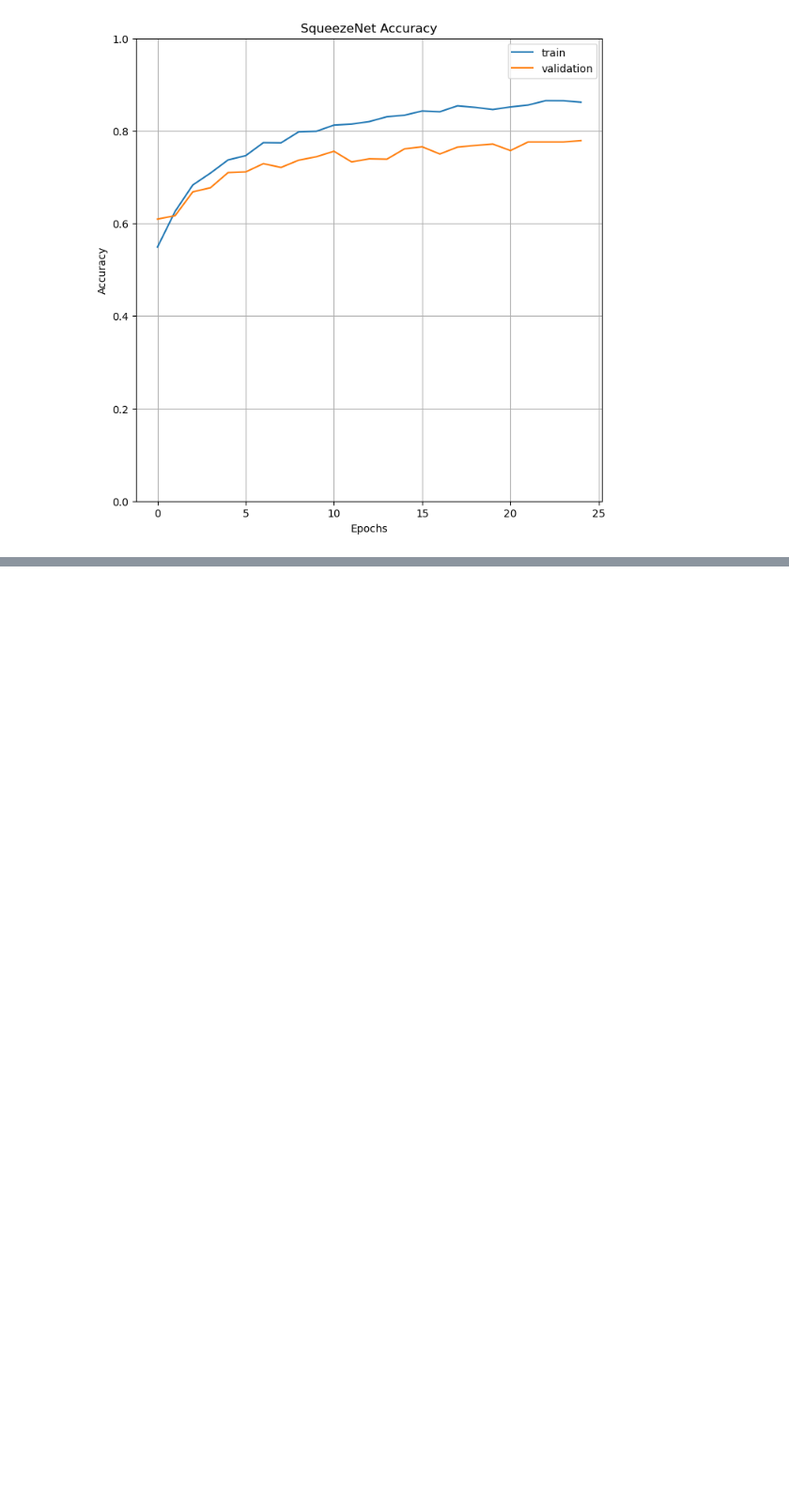
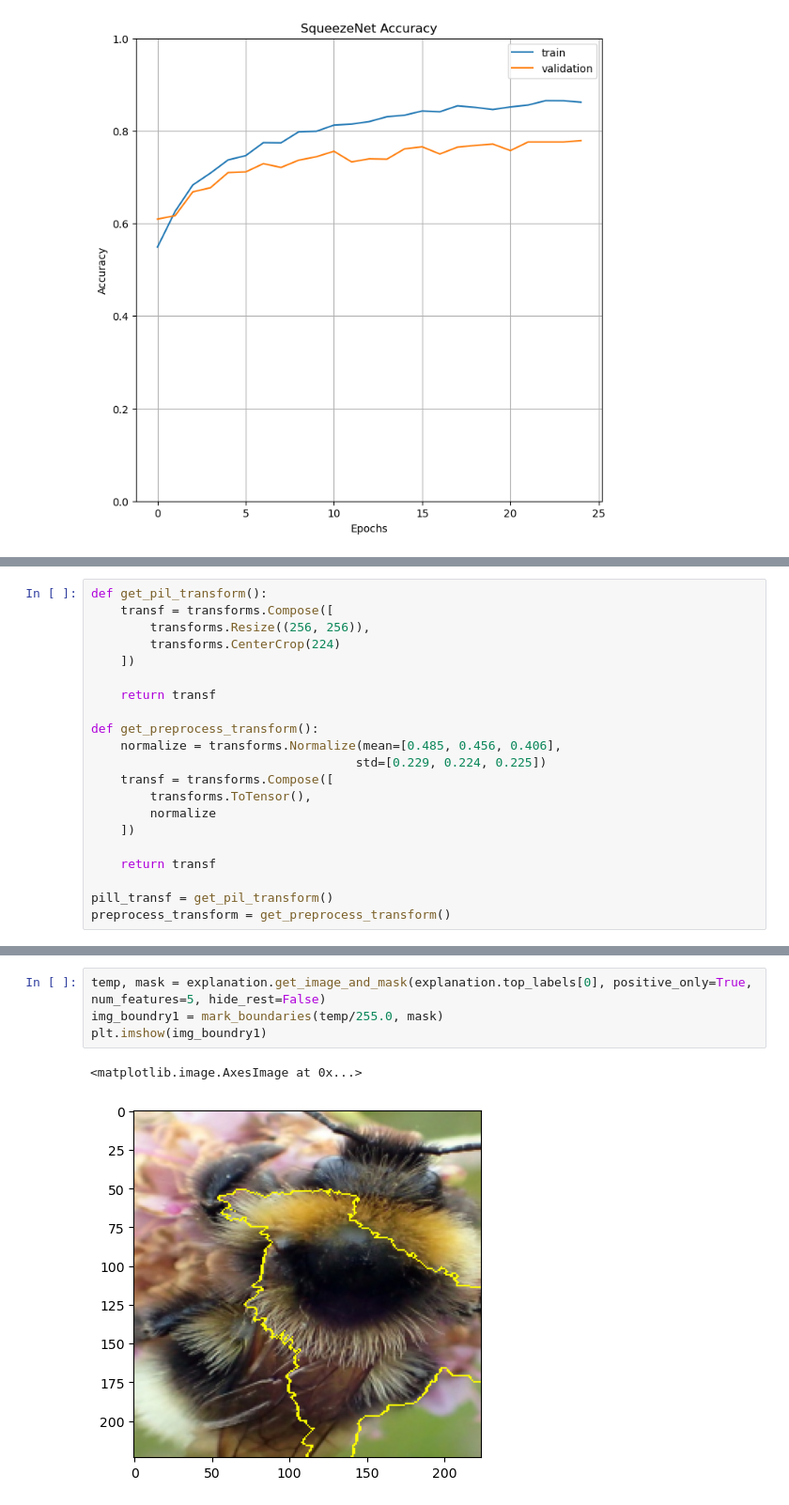
Before and after one commit to alecfei/bumblebee-classification, a Jupyter notebook: testing_augmented_pytorch.ipynb, the cells around one changed output, grey strips where cells are left out. Shown at 94% size. Cells and saved outputs as stored; diff of their text form; blank space fills up the shorter version.

```diff
--- a/testing_augmented_pytorch.ipynb
+++ b/testing_augmented_pytorch.ipynb
@@ -441,0 +519,21 @@ Predcition 3 : bombus lucorum , Score:  0.056563508
+# %%
+def get_pil_transform():
+    transf = transforms.Compose([
+        transforms.Resize((256, 256)),
+        transforms.CenterCrop(224)
+    ])
+
+    return transf
+
+def get_preprocess_transform():
+    normalize = transforms.Normalize(mean=[0.485, 0.456, 0.406],
+                                    std=[0.229, 0.224, 0.225])
+    transf = transforms.Compose([
+        transforms.ToTensor(),
+        normalize
+    ])
+
+    return transf
+
+pill_transf = get_pil_transform()
+preprocess_transform = get_preprocess_transform()
@@ -441,0 +594,7 @@ Predcition 3 : bombus lucorum , Score:  0.056563508
+# %%
+temp, mask = explanation.get_image_and_mask(explanation.top_labels[0], positive_only=True, num_features=5, hide_rest=False)
+img_boundry1 = mark_boundaries(temp/255.0, mask)
+plt.imshow(img_boundry1)
+# %% [output]
+<matplotlib.image.AxesImage at 0x...>
+[figure, added]
```
Also changed, not shown: parts of 17 cells of this notebook.
